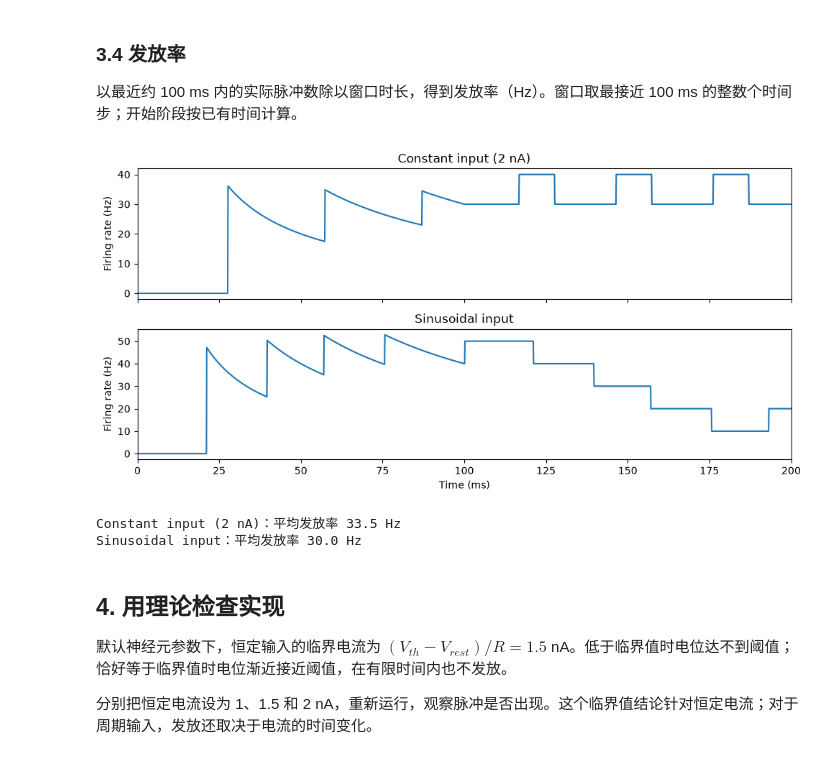
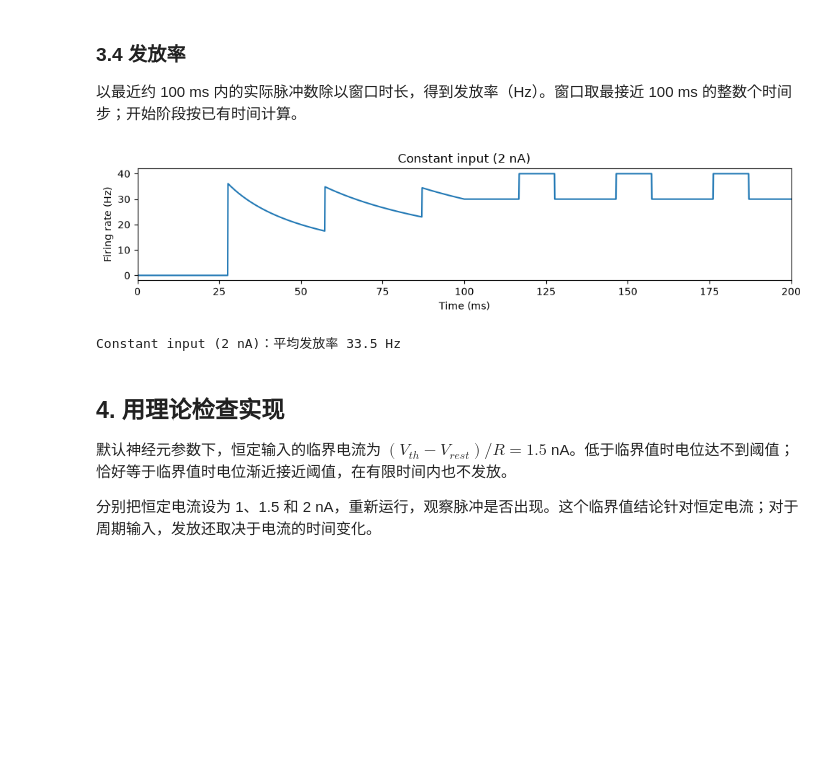
Before and after one commit to LevelDownRefine/neural-network-teaching, a Jupyter notebook: lif/task1_lif.ipynb, the cells around one changed output. Saved outputs shown, nothing was run; the diff lists cells and outputs as text; code cells hidden in the pictures; blank space fills up the shorter version.

```diff
--- a/lif/task1_lif.ipynb
+++ b/lif/task1_lif.ipynb
@@ -166,6 +166,7 @@ for name, current in currents.items():
         "voltage": voltage,
         "spikes": spikes,
     }
+constant_example = {"Constant input (2 nA)": examples["Constant input (2 nA)"]}
 # %% [markdown]
 ### 3.1 输入电流
 
@@ -187,7 +188,7 @@ plot_comparison(examples, "voltage", V_rest, V_th)
 
 每条竖线表示一次实际检测到的脉冲。
 # %%
-plot_comparison(examples, "spikes", V_rest, V_th)
-for name, data in examples.items():
+plot_comparison(constant_example, "spikes", V_rest, V_th)
+for name, data in constant_example.items():
     print(f"{name}：{int(data['spikes'].sum())} 个脉冲")
 # %% [output]
@@ -209,14 +209,13 @@ def firing_rate(spikes, dt):
 # %%
 for data in examples.values():
     data["rate"] = firing_rate(data["spikes"], dt)
-plot_comparison(examples, "rate", V_rest, V_th)
-for name, data in examples.items():
+plot_comparison(constant_example, "rate", V_rest, V_th)
+for name, data in constant_example.items():
     average_rate = data["spikes"].sum() / (len(data["spikes"]) * dt / 1000)
     print(f"{name}：平均发放率 {average_rate:.1f} Hz")
 # %% [output]
-[figure, old version]
+[figure, new version]
 Constant input (2 nA)：平均发放率 33.5 Hz
-Sinusoidal input：平均发放率 30.0 Hz
 # %% [markdown]
 ## 4. 用理论检查实现
 
```
Also changed, not shown: parts of 5 cells of this notebook.
